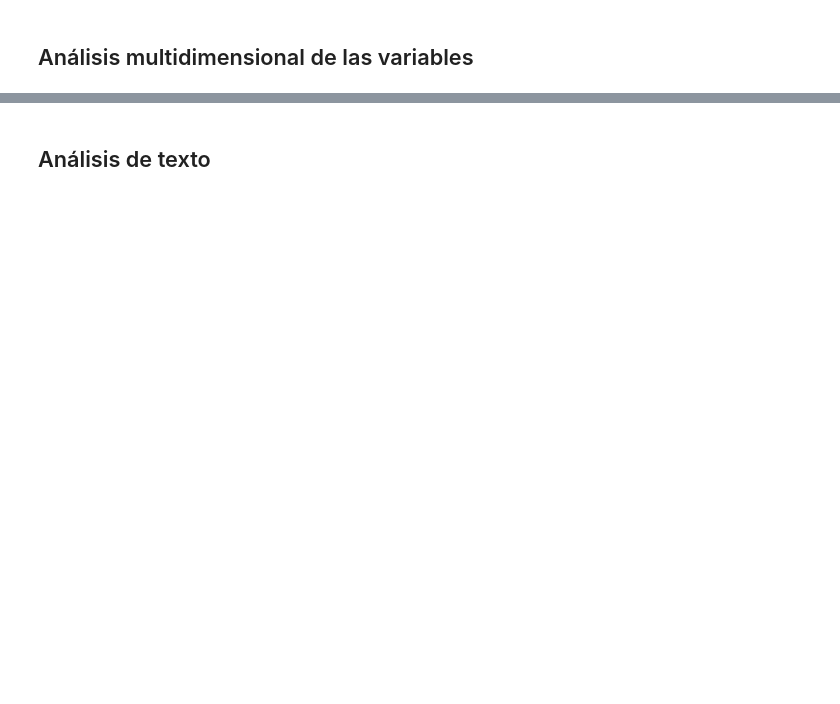
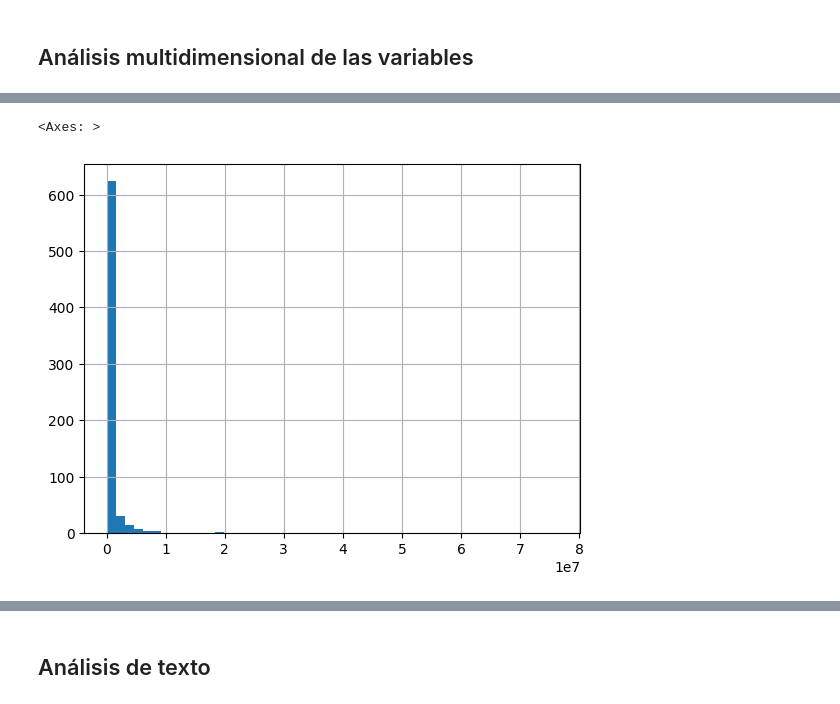
Before and after one commit to electrojam/monterrey, a Jupyter notebook: notebooks/2_exploracion.ipynb, the cells around one changed output, grey strips where cells are left out. Saved outputs shown, nothing was run; the diff lists cells and outputs as text; code cells hidden in the pictures; blank space fills up the shorter version.

Commit message:
Explorar datos, analisis multidimen de var, analisis texto

```diff
--- a/notebooks/2_exploracion.ipynb
+++ b/notebooks/2_exploracion.ipynb
@@ -125,0 +193,9 @@ compras_df[compras_df['IMPORTE'] < compras_df['IMPORTE'].quantile(0.95)].head()
+# %%
+# revisamos solo los datos con coumn SHEET = GATOS VARIOS
+compras_gastos_df = compras_df[compras_df['SHEET'] == 'GASTOS VARIOS']
+# %%
+# Graficamos histograma de GASTOS VARIOS VS IMPORTE
+compras_gastos_df['IMPORTE'].hist(bins=50)
+# %% [output]
+<Axes: >
+[figure, added]
```
Also changed, not shown: parts of 21 cells of this notebook, 1 other file.
